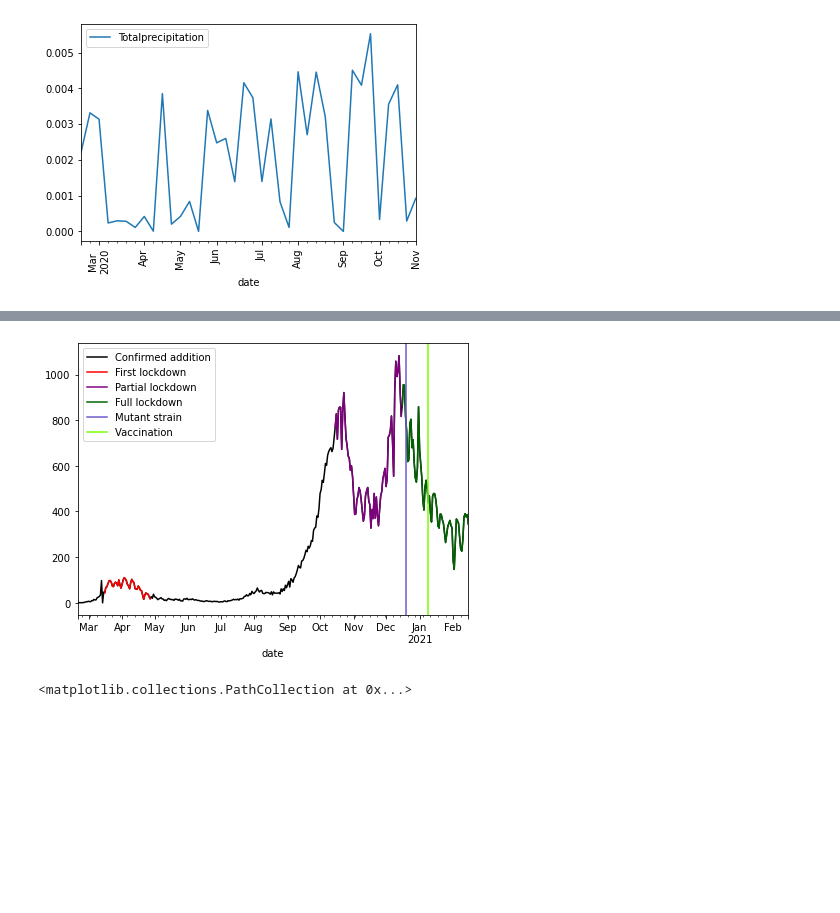
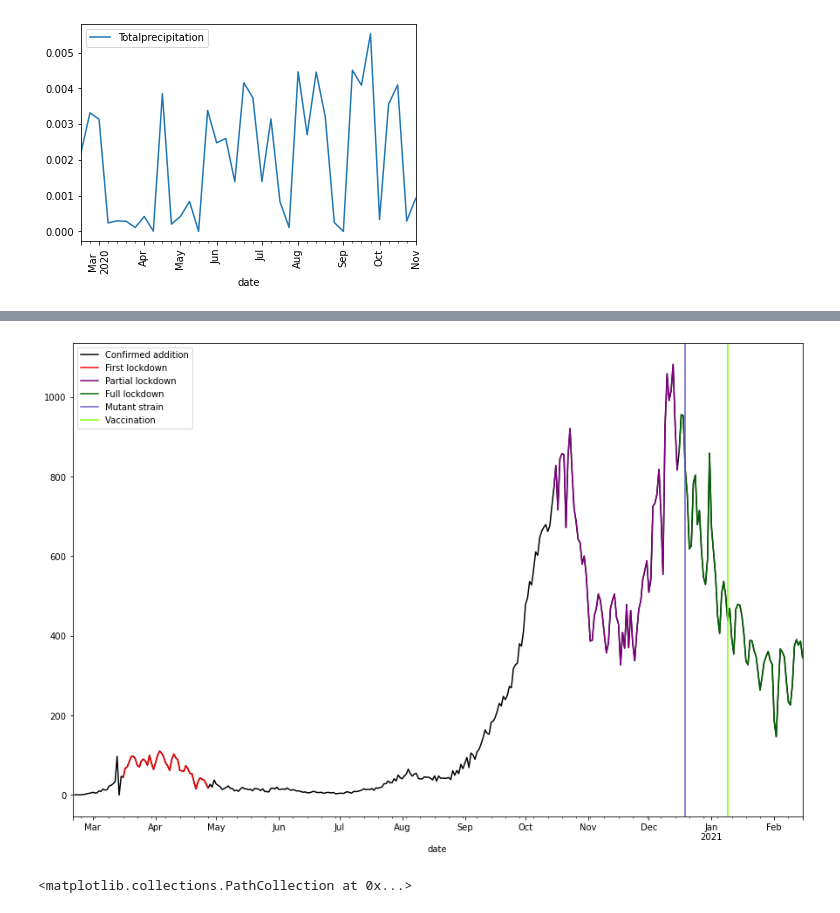
Before and after one commit to Javh2138/fyp2021p02g16, a Jupyter notebook: Notebooks/Fyp2021p02g16.ipynb, the cells around one changed output, grey strips where cells are left out. Drawn from its saved outputs; the diff is of its cells as text; code cells hidden in the pictures; blank space fills up the shorter version.

```diff
--- a/Notebooks/Fyp2021p02g16.ipynb
+++ b/Notebooks/Fyp2021p02g16.ipynb
@@ -503,23 +502,23 @@ for i in some_list[4:]:
 # %%
 first_lockdown = (nl_covid['date'] > '2020-03-15') & (nl_covid['date'] < '2020-04-28')
 october_partial_lockdown = (nl_covid['date'] > '2020-10-14') & (nl_covid['date'] <= '2020-12-15')
 hard_december_lockdown = (nl_covid['date'] > '2020-12-15') & (nl_covid['date'] < '2021-03-15')
-plt.figure(figsize=(7,5))
+plt.figure(figsize=(15,10))
 nl_covid_by_day =  nl_covid.groupby(by='date').mean()
 first_lockdown_by_day = nl_covid[first_lockdown].groupby('date').mean()
 october_partial_lockdown_by_day  = nl_covid[october_partial_lockdown].groupby('date').mean()
 hard_december_lockdown_by_day  = nl_covid[hard_december_lockdown].groupby('date').mean()
 
 ax = nl_covid_by_day.loc[:,'confirmed_addition'].plot.line(color='k',rot=90,label='Confirmed addition') #covid addition daily
 first_lockdown_by_day.loc[:,'confirmed_addition'].plot.line(color ='r',label='First lockdown',ax=ax) #first lockdown
 october_partial_lockdown_by_day.loc[:,'confirmed_addition'].plot.line(color ='purple',label='Partial lockdown',ax=ax) #october partial lockdown
 hard_december_lockdown_by_day.loc[:,'confirmed_addition'].plot.line(color ='darkgreen',label='Full lockdown',ax=ax) #october partial lockdown
 plt.axvline('2020-12-19',label='Mutant strain ',color='slateblue')
 plt.axvline('2021-01-09',label='Vaccination ',color='lawngreen')
 plt.legend()
 plt.show()
 # %% [output]
-[figure, old version]
+[figure, new version]
 # %%
 fig = plt.figure(figsize=(10,5))
 axes = fig.add_axes([0,0,1,1])
```
Also changed, not shown: parts of 13 cells of this notebook.
